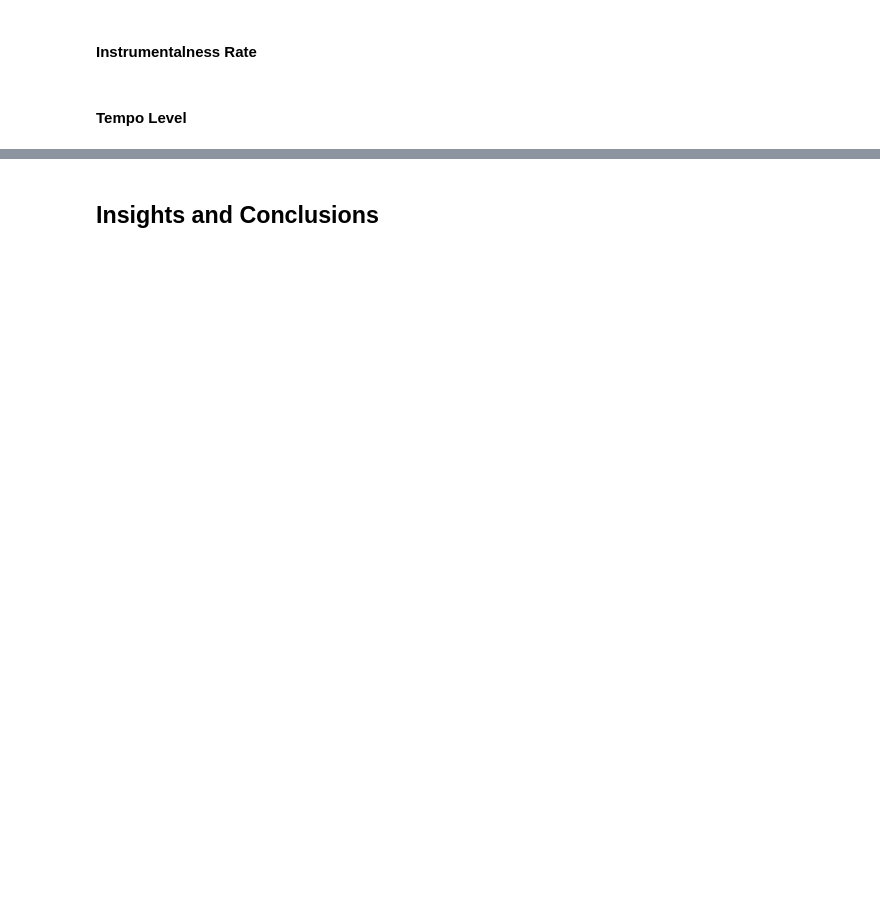
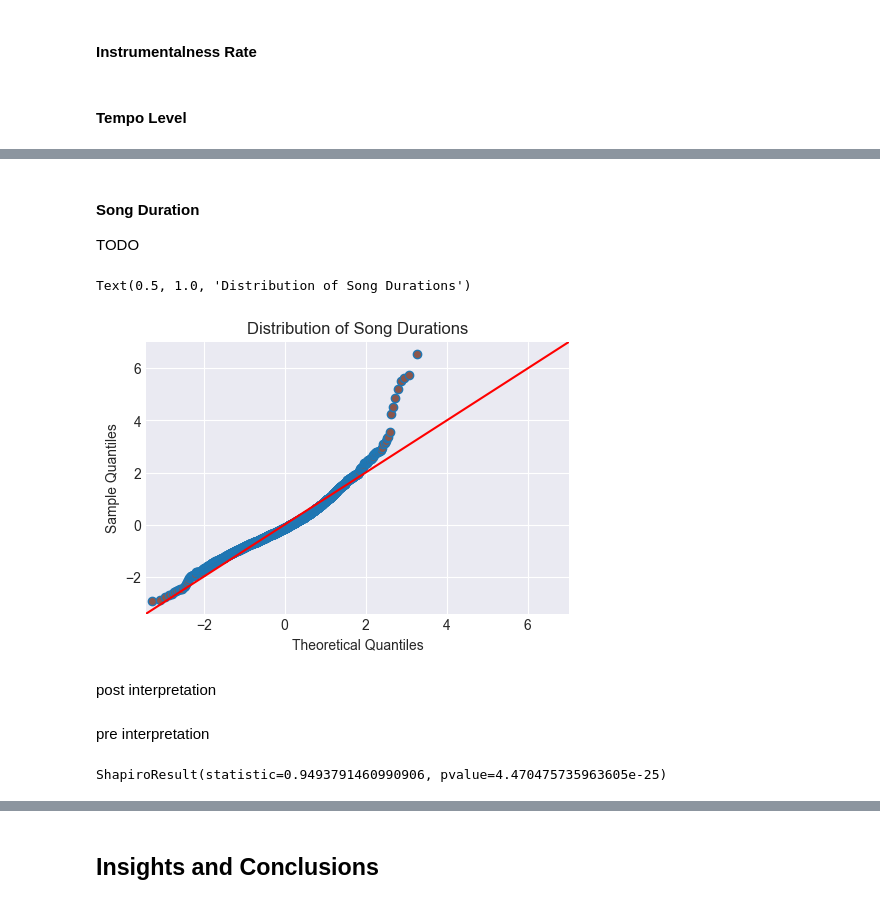
Before and after one commit to angelocguerra/csmodel-casestudy, a Jupyter notebook: MCO2.ipynb, the cells around one changed output, grey strips where cells are left out. Cells and saved outputs as stored; diff of their text form; code cells hidden in the pictures; blank space fills up the shorter version.

```diff
--- a/MCO2.ipynb
+++ b/MCO2.ipynb
@@ -1086,13 +1017,0 @@ Moving forward, (wording blah blah for binning data values into categorical grou
-# %%
-def year_binning(year):
-    last_digit = year % 10
-    decade = '2000s' if year < 2010 else '2010s'
-    if last_digit <= 3:
-        return 'early ' + decade
-    elif last_digit <= 6:
-        return 'mid ' + decade
-    else:
-        return 'late ' + decade
-
-spotify_df['year_period'] = spotify_df['year'].apply(year_binning)
-spotify_df[['year', 'year_period']]
@@ -1118,0 +1036,3 @@ spotify_df[['year', 'year_period']]
+# %%
+spotify_df = spotify_df[["year", "duration_ms", "instrumentalness", "tempo"]]
+spotify_df
@@ -1118,0 +1053,24 @@ spotify_df[['year', 'year_period']]
+# %% [markdown]
+#### Song Duration
+
+TODO
+# %%
+duration_df = spotify_df["duration_ms"]
+
+# create the Q-Q plot for the duration distribution of top hits
+fig = plt.figure(figsize=(12,12))
+ax = fig.add_subplot(3, 2, 1)
+sm.qqplot(duration_df, line='45', fit=True, ax=ax)
+ax.get_lines()[0].set_markerfacecolor('C5')
+ax.set_title('Distribution of Song Durations')
+# %% [output]
+Text(0.5, 1.0, 'Distribution of Song Durations')
+[figure, added]
+# %% [markdown]
+post interpretation
+# %% [markdown]
+pre interpretation
+# %%
+shapiro(duration_df)
+# %% [output]
+ShapiroResult(statistic=0.9493791460990906, pvalue=4.470475735963605e-25)
```
Also changed, not shown: parts of 77 cells of this notebook, 1 other file.
